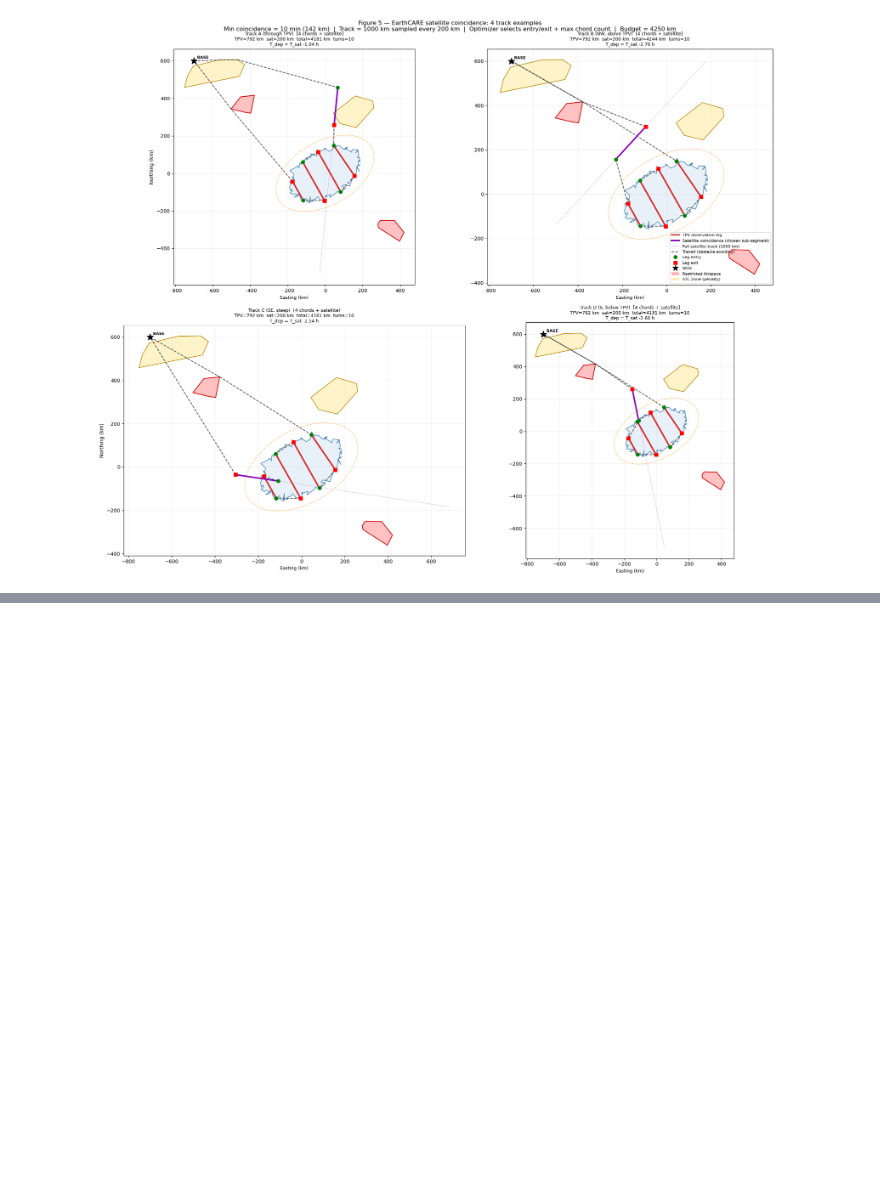
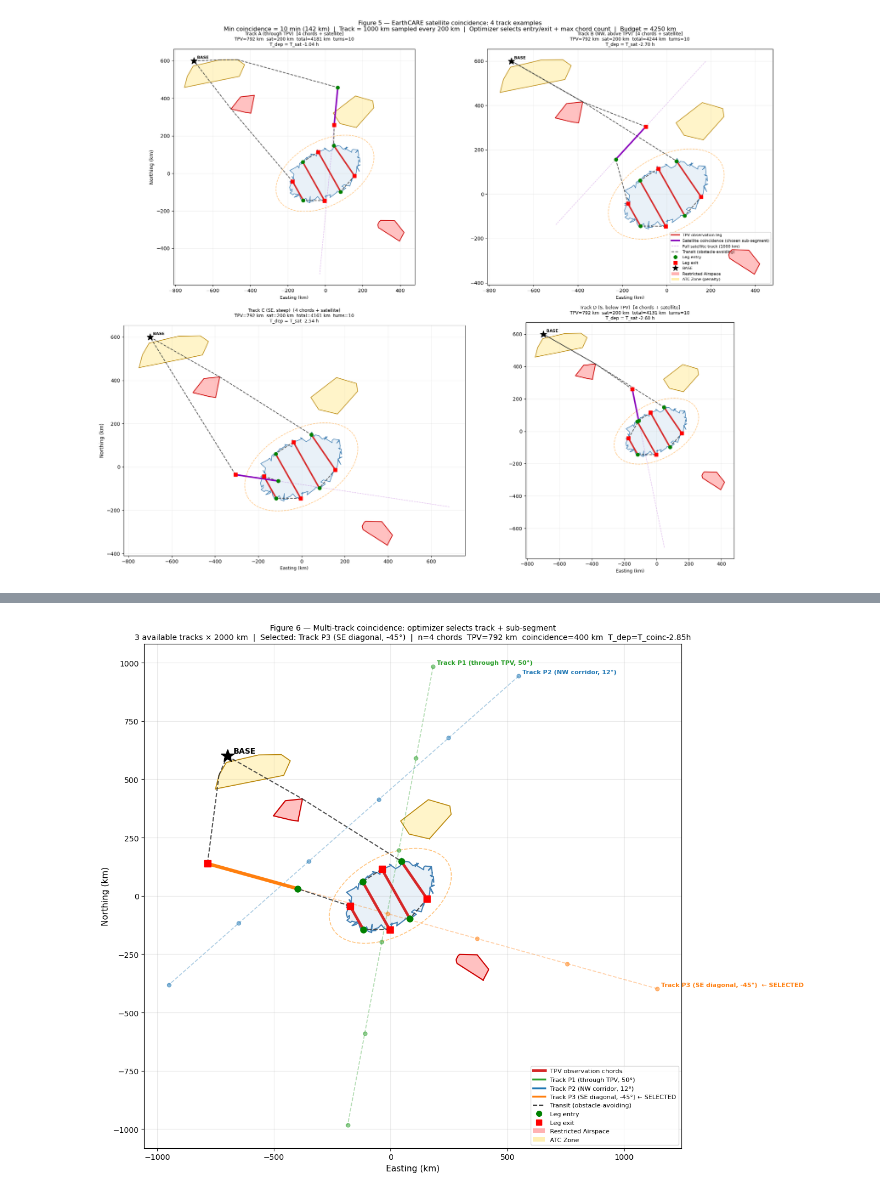
Before and after one commit to xf37/aerial-met-survey-optimizer, a Jupyter notebook: 07_tpv_route_planning.ipynb, the cells around one changed output, grey strips where cells are left out. Drawn from its saved outputs; the diff is of its cells as text; code cells hidden in the pictures; blank space fills up the shorter version.

```diff
--- a/07_tpv_route_planning.ipynb
+++ b/07_tpv_route_planning.ipynb
@@ -1210,0 +1460,97 @@ plt.show()
+# %%
+# ── Figure 6: Multi-track coincidence — optimizer selects best track + sub-segment ──
+fig, ax = plt.subplots(figsize=(13, 13))
+
+# TPV polygon
+closed = np.vstack([TPV_PTS, TPV_PTS[0]])
+ax.fill(TPV_PTS[:,0], TPV_PTS[:,1], color='#cfe0f0', alpha=0.45, zorder=1)
+ax.plot(closed[:,0],  closed[:,1],  color='steelblue', lw=1.5, zorder=2)
+ax.plot(ell_xy[:,0],  ell_xy[:,1],  '--', color='darkorange', lw=1.2, alpha=0.5, zorder=3)
+
+# Obstacles
+for poly in atc_polys:
+    xs, ys = poly.exterior.xy
+    ax.fill(xs, ys, color='#ffe066', alpha=0.35, zorder=4)
+    ax.plot(xs, ys, color='#b8860b', lw=1.2, zorder=5)
+for poly in restricted_polys:
+    xs, ys = poly.exterior.xy
+    ax.fill(xs, ys, color='#ff6666', alpha=0.40, zorder=6)
+    ax.plot(xs, ys, color='#cc0000', lw=1.5, zorder=7)
+
+# All 3 coincidence tracks (faint dashed)
+for tr_idx, tr in enumerate(coinc_track_defs):
+    col = TRACK_COLORS[tr_idx]
+    lc  = np.array(tr['line'].coords)
+    ax.plot(lc[:,0], lc[:,1], '--', color=col, lw=1.3, alpha=0.35, zorder=8)
+    # Sample points as small dots
+    for pt in tr['sample_pts']:
+        ax.plot(*pt, 'o', color=col, ms=5, alpha=0.5, zorder=9)
+    # Label at far end of track
+    far_end = lc[-1] if lc[-1][0] > lc[0][0] else lc[0]
+    chosen_marker = '  ← SELECTED' if tr_idx == chosen_tr else ''
+    ax.annotate(tr['label'] + chosen_marker,
+                xy=far_end, fontsize=8, color=col, fontweight='bold',
+                textcoords='offset points', xytext=(5, 3))
+
+# Best route
+if best_r_b:
+    wpts = best_r_b['waypoints']
+    segs = best_r_b['seg_types']
+    col_coinc = TRACK_COLORS[chosen_tr]
+    for i, seg_type in enumerate(segs):
+        p1, p2 = wpts[i], wpts[i+1]
+        if seg_type == 'tpv':
+            ax.plot([p1[0],p2[0]], [p1[1],p2[1]], '-', color='#d62728',
+                    lw=3.5, zorder=11, solid_capstyle='round')
+        elif seg_type == 'sat':
+            ax.plot([p1[0],p2[0]], [p1[1],p2[1]], '-', color=col_coinc,
+                    lw=4.5, zorder=11, solid_capstyle='round')
+        else:
+            ax.plot([p1[0],p2[0]], [p1[1],p2[1]], '--', color='#333333',
+                    lw=1.5, zorder=10, alpha=0.85)
+    for i, s in enumerate(segs):
+        if s in ('tpv', 'sat'):
+            ax.plot(*wpts[i],   'o', color='green', ms=8, zorder=12)
+            ax.plot(*wpts[i+1], 's', color='red',   ms=8, zorder=12)
+
+ax.plot(*BASE, '*', color='black', ms=18, zorder=13)
+ax.annotate('BASE', BASE, textcoords='offset points',
+            xytext=(8, 4), fontsize=10, fontweight='bold')
+ax.set_aspect('equal')
+ax.set_xlabel('Easting (km)', fontsize=11)
+ax.set_ylabel('Northing (km)', fontsize=11)
+ax.grid(True, alpha=0.3)
+
+# Title
+if best_r_b:
+    offset = best_r_b['T_dep_h'] - T_SAT_H
+    sign   = '+' if offset >= 0 else ''
+    ax.set_title(
+        f'Figure 6 — Multi-track coincidence: optimizer selects track + sub-segment\n'
+        f'3 available tracks × {SAT_TRACK_KM_B:.0f} km  |  '
+        f'Selected: {coinc_track_defs[chosen_tr]["label"]}  |  '
+        f'n={best_n_b} chords  TPV={best_r_b["tpv_dist"]:.0f} km  '
+        f'coincidence={best_r_b["coinc_dist"]:.0f} km  '
+        f'T_dep=T_coinc{sign}{offset:.2f}h',
+        fontsize=10)
+
+# Legend
+from matplotlib.lines import Line2D
+from matplotlib.patches import Patch
+leg_elems = [
+    Line2D([0],[0], color='#d62728', lw=3.5, label='TPV observation chords'),
+    *[Line2D([0],[0], color=TRACK_COLORS[i], lw=2.5,
+              label=coinc_track_defs[i]['label']
+                    + (' ← SELECTED' if i == chosen_tr else ''))
+      for i in range(len(coinc_track_defs))],
+    Line2D([0],[0], color='#333333', lw=1.5, ls='--', label='Transit (obstacle-avoiding)'),
+    Line2D([0],[0], marker='o', color='green', ms=7, ls='none', label='Leg entry'),
+    Line2D([0],[0], marker='s', color='red',   ms=7, ls='none', label='Leg exit'),
+    Patch(facecolor='#ff6666', alpha=0.5, label='Restricted Airspace'),
+    Patch(facecolor='#ffe066', alpha=0.5, label='ATC Zone'),
+]
+ax.legend(handles=leg_elems, fontsize=8, loc='lower right')
+plt.tight_layout()
+plt.show()
+# %% [output]
+[figure, added]
```
Also changed, not shown: parts of 3 cells of this notebook.
